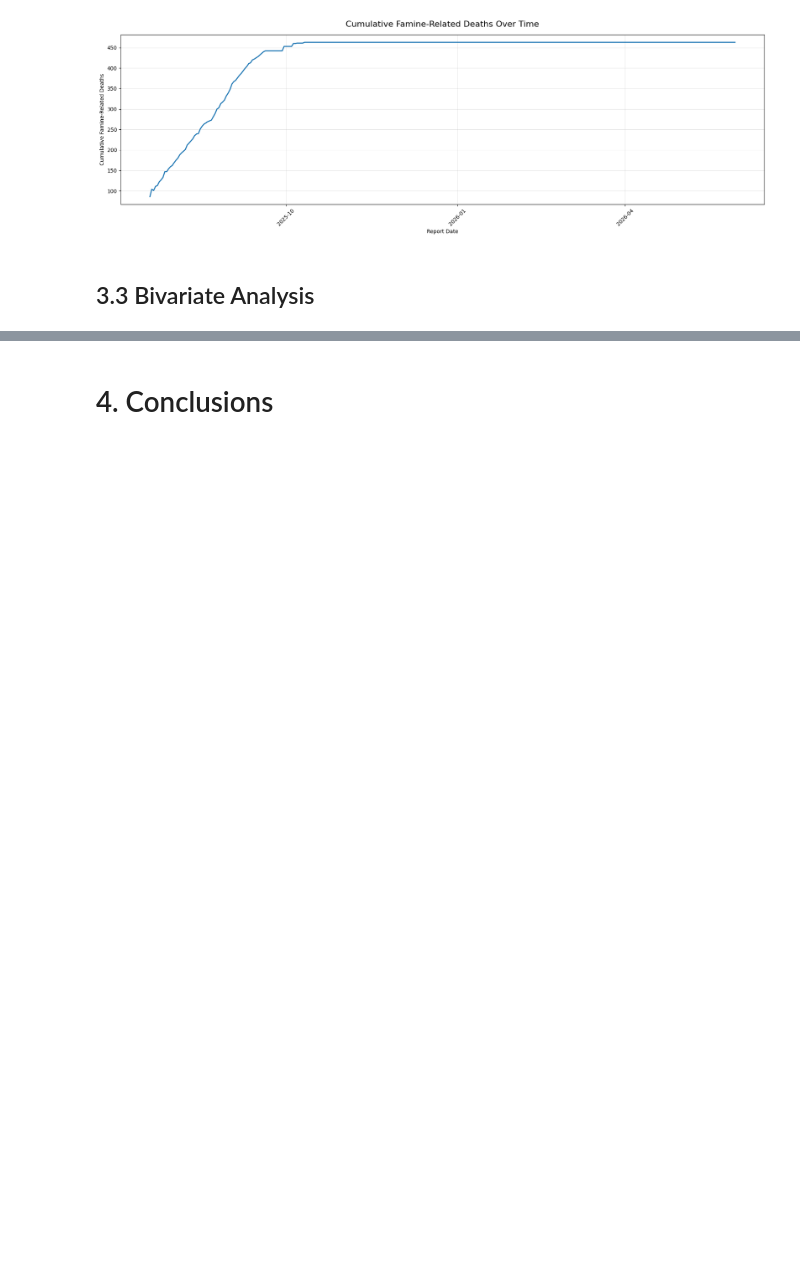
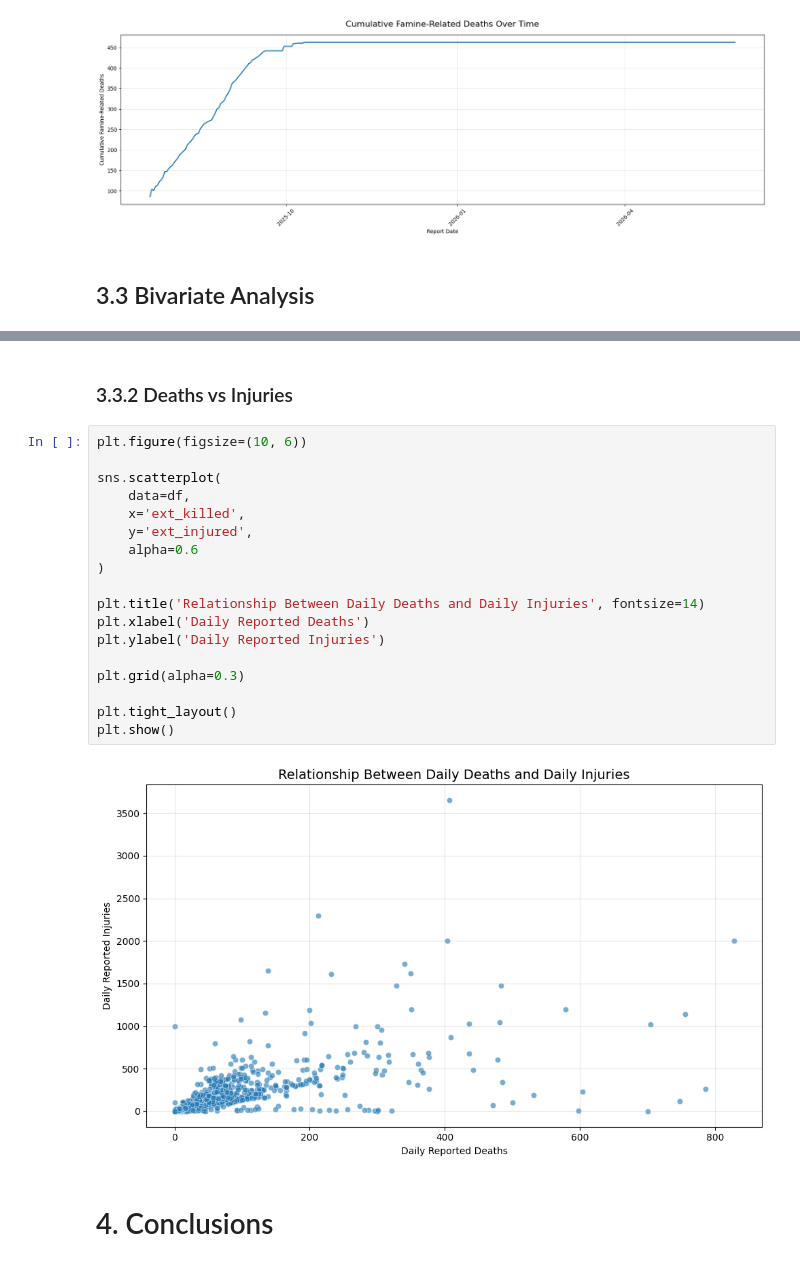
Before and after one commit to aya-alharazin/gaza-humanitarian-data-analysis, a Jupyter notebook: notebooked8b8b5735.ipynb, the cells around one changed output, grey strips where cells are left out. Drawn from its saved outputs; the diff is of its cells as text; blank space fills up the shorter version.

Commit message:
Kaggle Notebook | Gaza Conflict Casualties: An Exploratory Data Anal | Version 9

```diff
--- a/notebooked8b8b5735.ipynb
+++ b/notebooked8b8b5735.ipynb
@@ -367,3 +409,25 @@ plt.show()
+# %% [markdown]
+### 3.3.2 Deaths vs Injuries
+# %%
+plt.figure(figsize=(10, 6))
+
+sns.scatterplot(
+    data=df,
+    x='ext_killed',
+    y='ext_injured',
+    alpha=0.6
+)
+
+plt.title('Relationship Between Daily Deaths and Daily Injuries', fontsize=14)
+plt.xlabel('Daily Reported Deaths')
+plt.ylabel('Daily Reported Injuries')
+
+plt.grid(alpha=0.3)
+
+plt.tight_layout()
+plt.show()
+# %% [output]
+[figure, added]
 # %% [markdown]
 # 4. Conclusions
 # %% [markdown]
```
Also changed, not shown: parts of 2 cells of this notebook.
